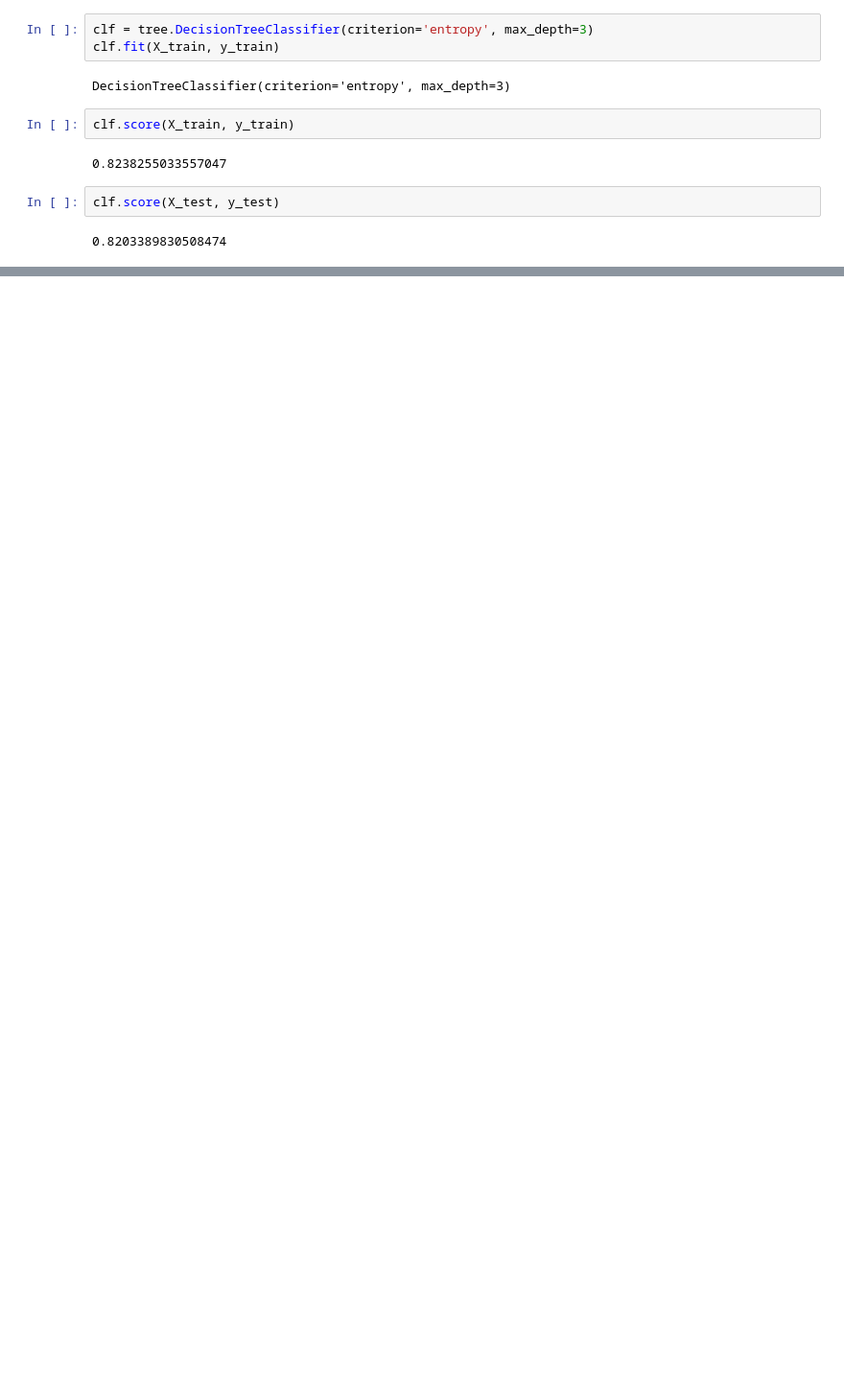
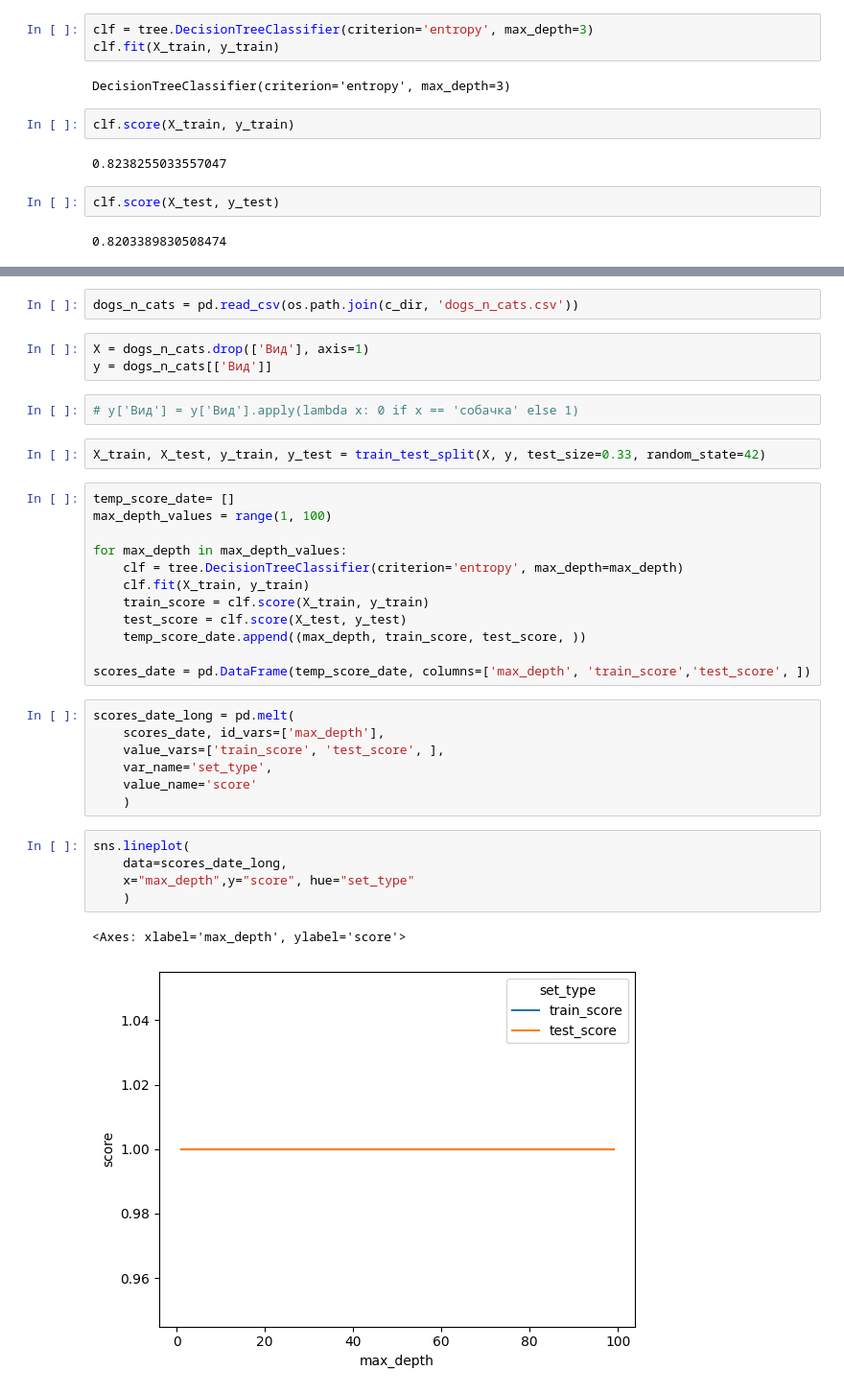
Before and after one commit to AlexanderSipko/learn_ml, a Jupyter notebook: notebook.ipynb, the cells around one changed output, grey strips where cells are left out. Shown: that part at 96% size. Saved outputs shown, nothing was run; the diff lists cells and outputs as text; blank space fills up the shorter version.

```diff
--- a/notebook.ipynb
+++ b/notebook.ipynb
@@ -126,0 +192,36 @@ sns.lineplot(
+# %%
+dogs_n_cats = pd.read_csv(os.path.join(c_dir, 'dogs_n_cats.csv'))
+# %%
+X = dogs_n_cats.drop(['Вид'], axis=1)
+y = dogs_n_cats[['Вид']]
+# %%
+# y['Вид'] = y['Вид'].apply(lambda x: 0 if x == 'собачка' else 1)
+# %%
+X_train, X_test, y_train, y_test = train_test_split(X, y, test_size=0.33, random_state=42)
+# %%
+temp_score_date= []
+max_depth_values = range(1, 100)
+
+for max_depth in max_depth_values:
+    clf = tree.DecisionTreeClassifier(criterion='entropy', max_depth=max_depth)
+    clf.fit(X_train, y_train)
+    train_score = clf.score(X_train, y_train)
+    test_score = clf.score(X_test, y_test)
+    temp_score_date.append((max_depth, train_score, test_score, ))
+
+scores_date = pd.DataFrame(temp_score_date, columns=['max_depth', 'train_score','test_score', ])
+# %%
+scores_date_long = pd.melt(
+    scores_date, id_vars=['max_depth'],
+    value_vars=['train_score', 'test_score', ],
+    var_name='set_type',
+    value_name='score'
+    )
+# %%
+sns.lineplot(
+    data=scores_date_long,
+    x="max_depth",y="score", hue="set_type"
+    )
+# %% [output]
+<Axes: xlabel='max_depth', ylabel='score'>
+[figure, added]
```
Also changed, not shown: parts of 21 cells of this notebook, 1 other file.
